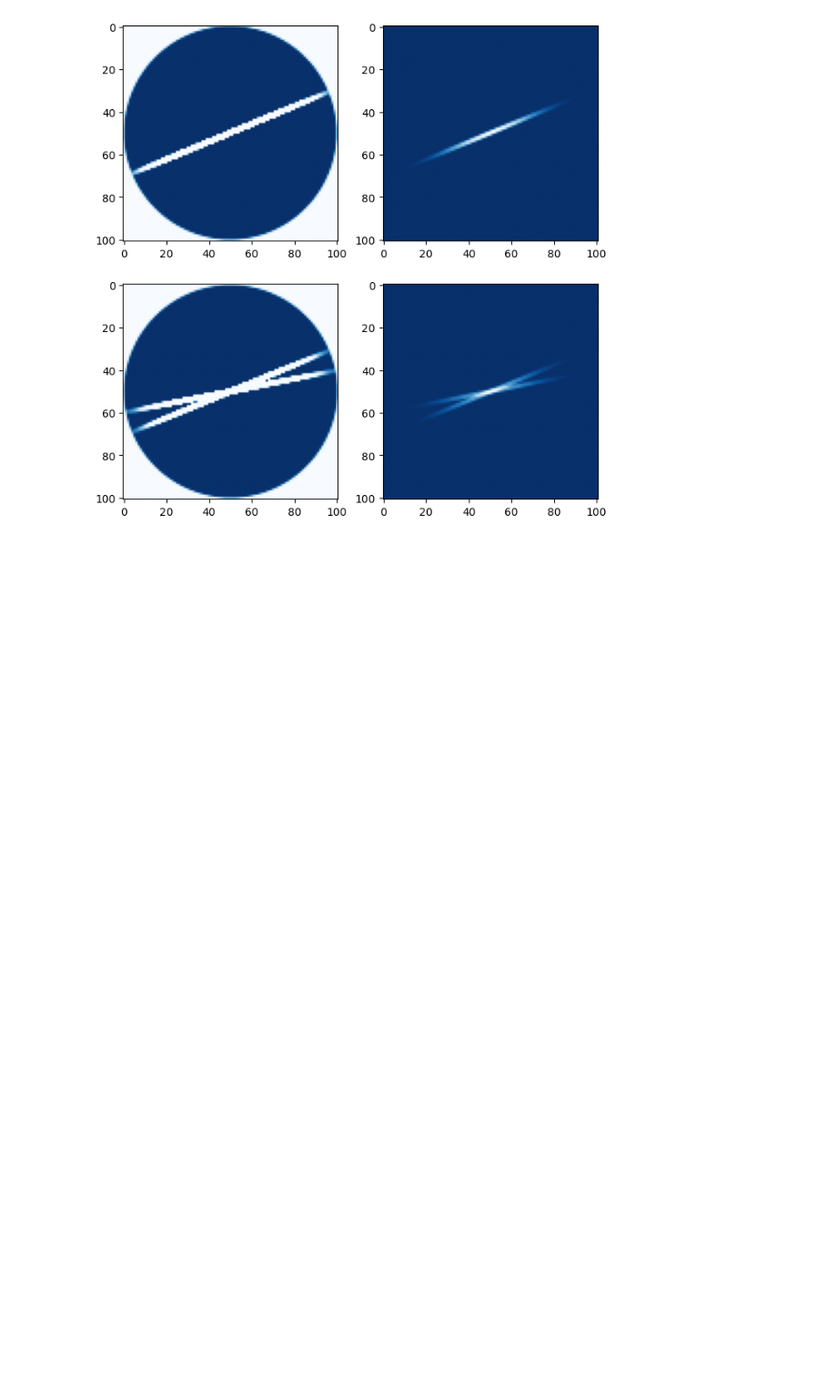
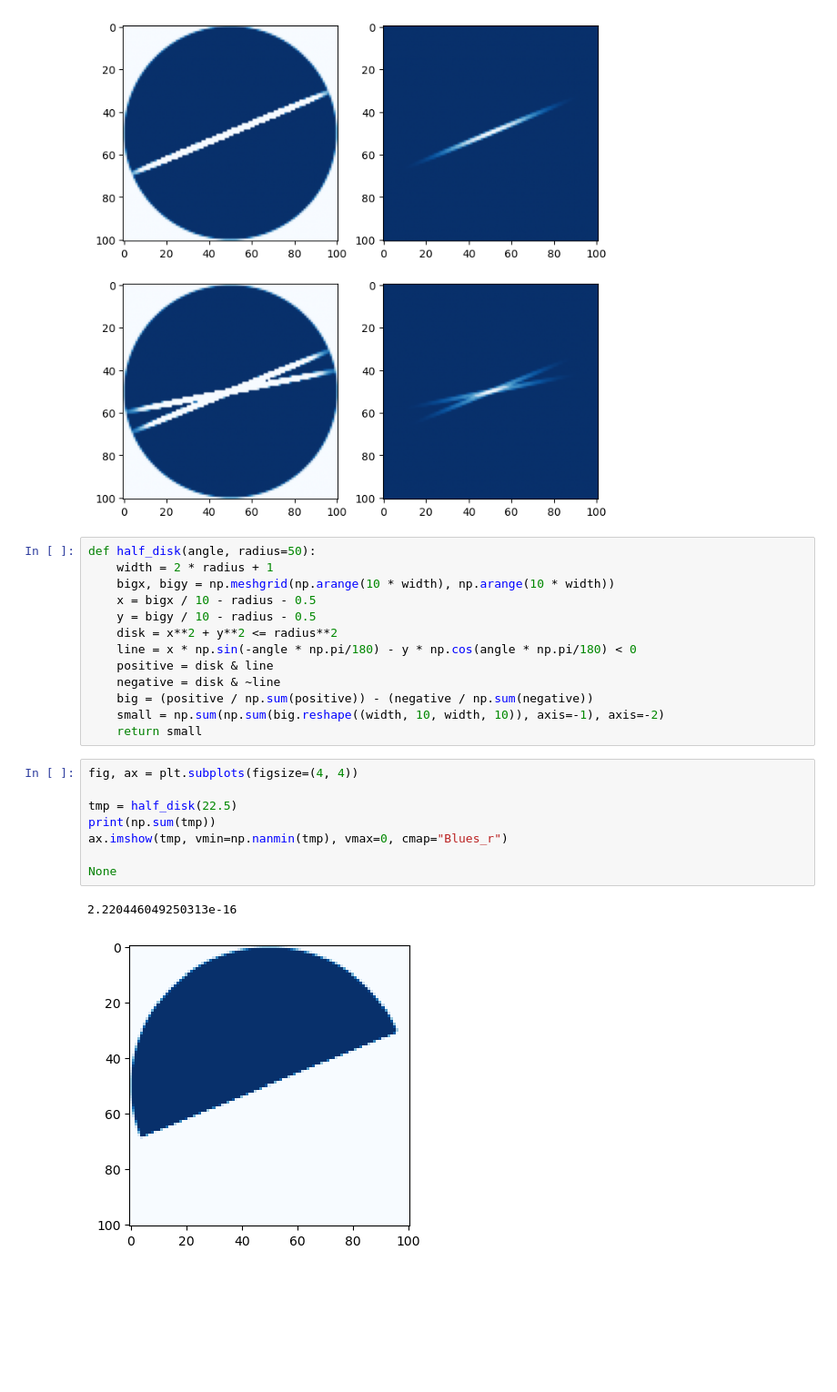
Before and after one commit to dsi-rse/gully-map, a Jupyter notebook: notebooks/connected-gullies.ipynb, the cells around one changed output. Shown at 91% size. Cells and saved outputs as stored; diff of their text form; blank space fills up the shorter version.

Commit message:
define 'half_disk' as a veto against roadside ridges

```diff
--- a/notebooks/connected-gullies.ipynb
+++ b/notebooks/connected-gullies.ipynb
@@ -84,6 +84,30 @@ None
 # %% [output]
 3.608224830031759e-16
 [figure]
+# %%
+def half_disk(angle, radius=50):
+    width = 2 * radius + 1
+    bigx, bigy = np.meshgrid(np.arange(10 * width), np.arange(10 * width))
+    x = bigx / 10 - radius - 0.5
+    y = bigy / 10 - radius - 0.5
+    disk = x**2 + y**2 <= radius**2
+    line = x * np.sin(-angle * np.pi/180) - y * np.cos(angle * np.pi/180) < 0
+    positive = disk & line
+    negative = disk & ~line
+    big = (positive / np.sum(positive)) - (negative / np.sum(negative))
+    small = np.sum(np.sum(big.reshape((width, 10, width, 10)), axis=-1), axis=-2)
+    return small
+# %%
+fig, ax = plt.subplots(figsize=(4, 4))
+
+tmp = half_disk(22.5)
+print(np.sum(tmp))
+ax.imshow(tmp, vmin=np.nanmin(tmp), vmax=0, cmap="Blues_r")
+
+None
+# %% [output]
+2.220446049250313e-16
+[figure, added]
 # %% [markdown]
 <br><br><br><br><br>
 # %% [markdown]
```
